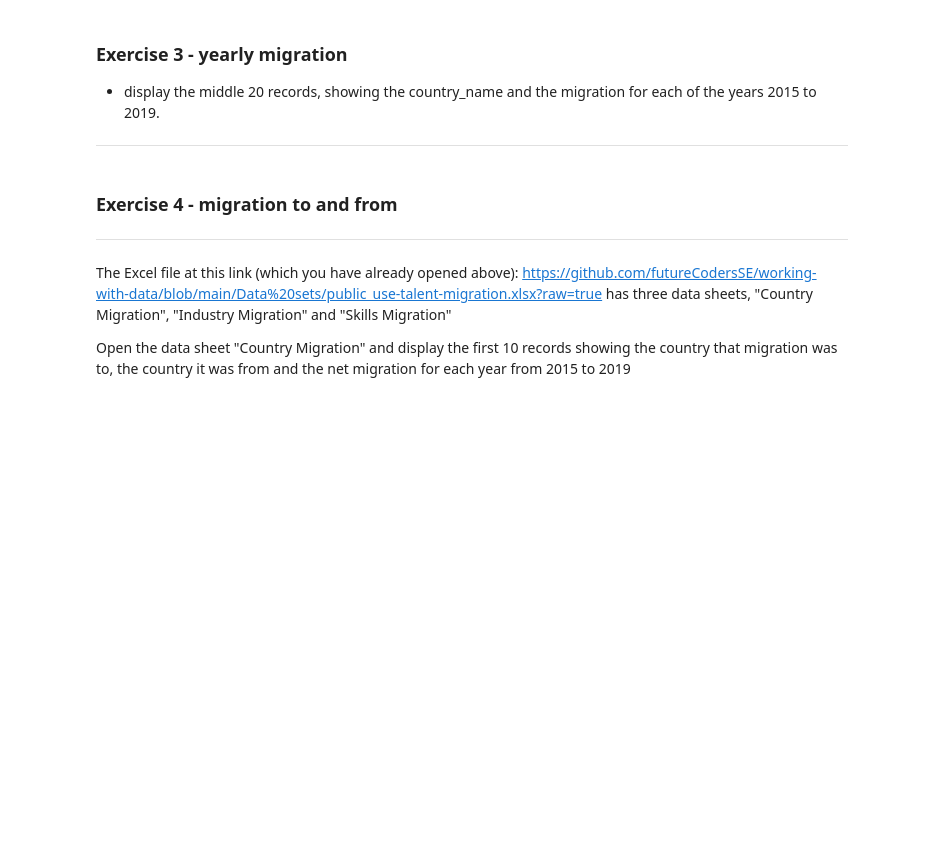
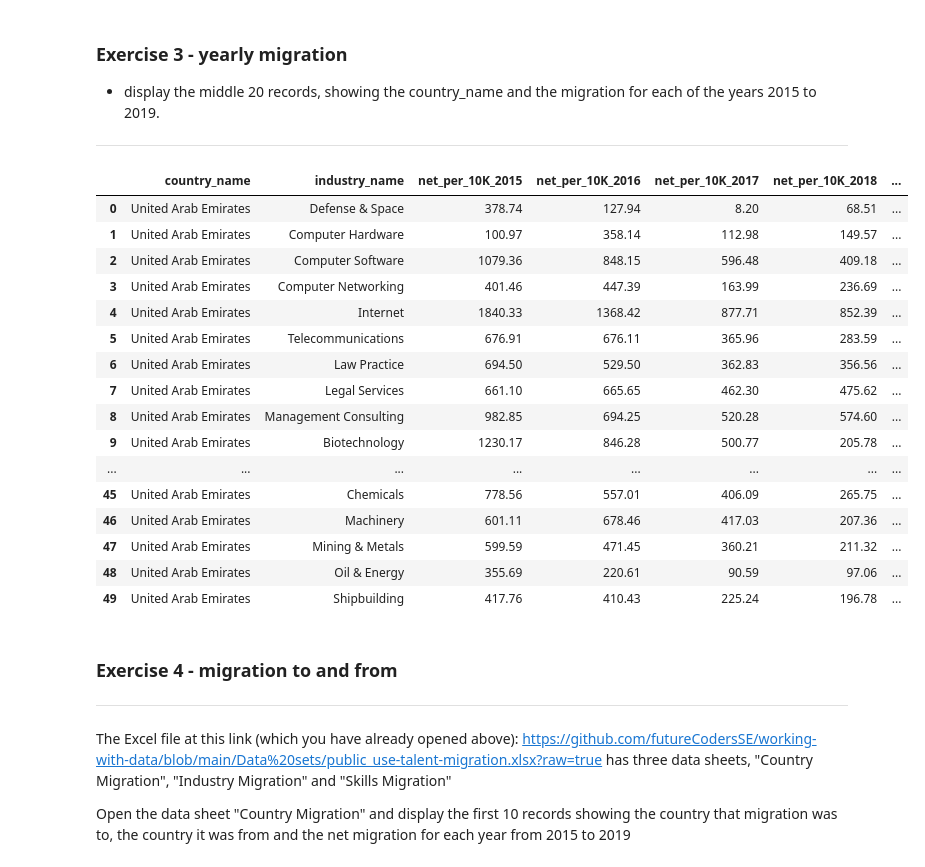
Before and after one commit to Jojomaque/DataScience, a Jupyter notebook: JojoInterrogating_dataframes.ipynb, the cells around one changed output. Drawn from its saved outputs; the diff is of its cells as text; code cells hidden in the pictures; blank space fills up the shorter version.

```diff
--- a/JojoInterrogating_dataframes.ipynb
+++ b/JojoInterrogating_dataframes.ipynb
@@ -36,6 +75,30 @@ Display the first 50 records focusing on the industries where migration is happe
 
 *   display the middle 20 records, showing the country_name and the migration for each of the years 2015 to 2019.
 ---
+# %%
+import pandas as pd
+from google.colab import files
+cols = [1,7,8,9,10,11,12,13]
+df = pd.read_excel("https://github.com/futureCodersSE/working-with-data/blob/main/Data%20sets/public_use-talent-migration.xlsx?raw=true ", sheet_name = "Industry Migration",usecols = cols)
+df.head(50)
+# %% [output]
+|  | country_name | industry_name | net_per_10K_2015 | net_per_10K_2016 | net_per_10K_2017 | net_per_10K_2018 | ... |
+| 0 | United Arab Emirates | Defense & Space | 378.74 | 127.94 | 8.20 | 68.51 | ... |
+| 1 | United Arab Emirates | Computer Hardware | 100.97 | 358.14 | 112.98 | 149.57 | ... |
+| 2 | United Arab Emirates | Computer Software | 1079.36 | 848.15 | 596.48 | 409.18 | ... |
+| 3 | United Arab Emirates | Computer Networking | 401.46 | 447.39 | 163.99 | 236.69 | ... |
+| 4 | United Arab Emirates | Internet | 1840.33 | 1368.42 | 877.71 | 852.39 | ... |
+| 5 | United Arab Emirates | Telecommunications | 676.91 | 676.11 | 365.96 | 283.59 | ... |
+| 6 | United Arab Emirates | Law Practice | 694.50 | 529.50 | 362.83 | 356.56 | ... |
+| 7 | United Arab Emirates | Legal Services | 661.10 | 665.65 | 462.30 | 475.62 | ... |
+| 8 | United Arab Emirates | Management Consulting | 982.85 | 694.25 | 520.28 | 574.60 | ... |
+| 9 | United Arab Emirates | Biotechnology | 1230.17 | 846.28 | 500.77 | 205.78 | ... |
+| ... | ... | ... | ... | ... | ... | ... | ... |
+| 45 | United Arab Emirates | Chemicals | 778.56 | 557.01 | 406.09 | 265.75 | ... |
+| 46 | United Arab Emirates | Machinery | 601.11 | 678.46 | 417.03 | 207.36 | ... |
+| 47 | United Arab Emirates | Mining & Metals | 599.59 | 471.45 | 360.21 | 211.32 | ... |
+| 48 | United Arab Emirates | Oil & Energy | 355.69 | 220.61 | 90.59 | 97.06 | ... |
+| 49 | United Arab Emirates | Shipbuilding | 417.76 | 410.43 | 225.24 | 196.78 | ... |
 # %% [markdown]
 ### Exercise 4 - migration to and from
 ---
```
Also changed, not shown: parts of 3 cells of this notebook.
